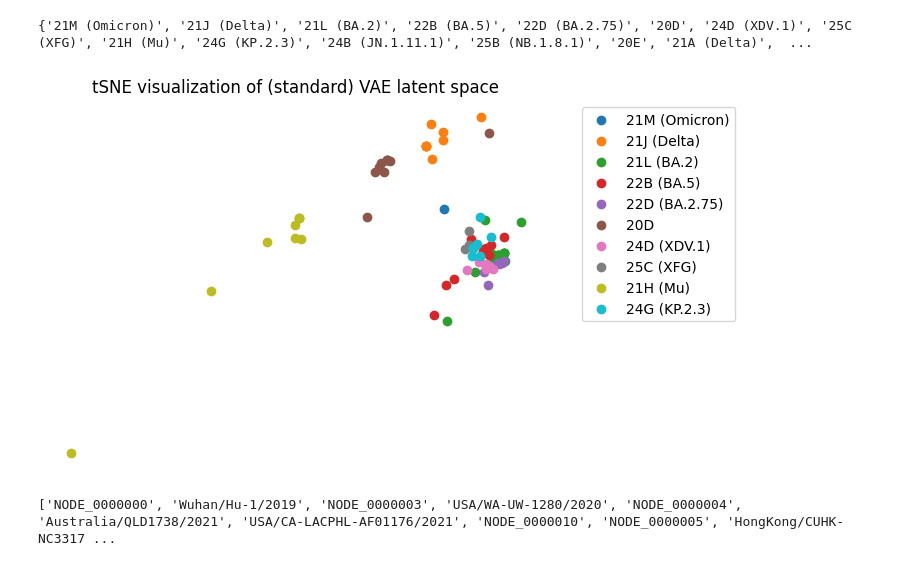
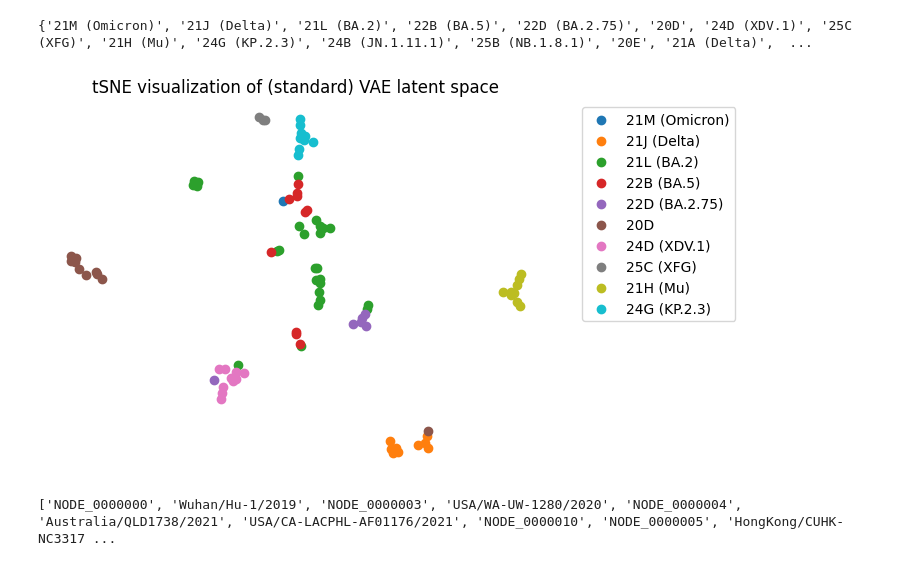
Before and after one commit to blab/sequence-vaes, a Jupyter notebook: VAE_diffusion.ipynb, the cells around one changed output. Saved outputs shown, nothing was run; the diff lists cells and outputs as text; code cells hidden in the pictures.

Commit message:
added standard VAE visualizations

```diff
--- a/VAE_diffusion.ipynb
+++ b/VAE_diffusion.ipynb
@@ -201,36 +201,36 @@ indexes = tuple([np.arange(len(clade_labels))[get_clade(x)] for x in clusters])
 ranges = np.concatenate(indexes)
 
 X = torch.tensor(new_dataset[ranges,:,:])
 # X = X.to(DEVICE)
 X = X.view(X.size(0), -1).to(DEVICE)
 pca = PCA(n_components=2)
 with torch.no_grad():
   Z_mean, Z_logvar = vae_model.encoder.forward(X)
   Z_mean = Z_mean.cpu()
   Z_std = torch.exp(0.5 * Z_logvar).cpu()
 
   max_avg_diff_mean = 0
   max_avg_diff_std = 0
 
-  # Z_embedded = tsne(n_components=2, learning_rate='auto', init='random', perplexity=3).fit_transform(X = Z_mean)
-  Z_embedded = PCA().fit_transform(X=Z_mean)
+  Z_embedded = tsne(n_components=2, learning_rate='auto', init='random', perplexity=3).fit_transform(X = Z_mean)
+  # Z_embedded = PCA().fit_transform(X=Z_mean)
   curr = 0
   for arr in indexes:
     loc_arr = list(range(curr,curr + len(arr),1))
 
     # print(set([clade_labels[x] for x in ranges[loc_arr]]))
 
     plt.scatter(Z_embedded[loc_arr,0], Z_embedded[loc_arr,1], label=clade_labels[arr[0]])
     curr += len(arr)
 
 l1 = 0.2
 l2 = 0
 plt.title("tSNE visualization of (standard) VAE latent space")
 plt.legend(bbox_to_anchor=(l1,l2,l1+1,l2+1))
 plt.axis("off")
 plt.show()
 # %% [output]
-[figure, old version]
+[figure, new version]
 # %%
 import pandas as pd
 test = pd.read_csv("/content/drive/MyDrive/bedford_lab/code/seq_vaes/data/metadata.tsv", sep="\t")
```
Also changed, not shown: 1 other file.
